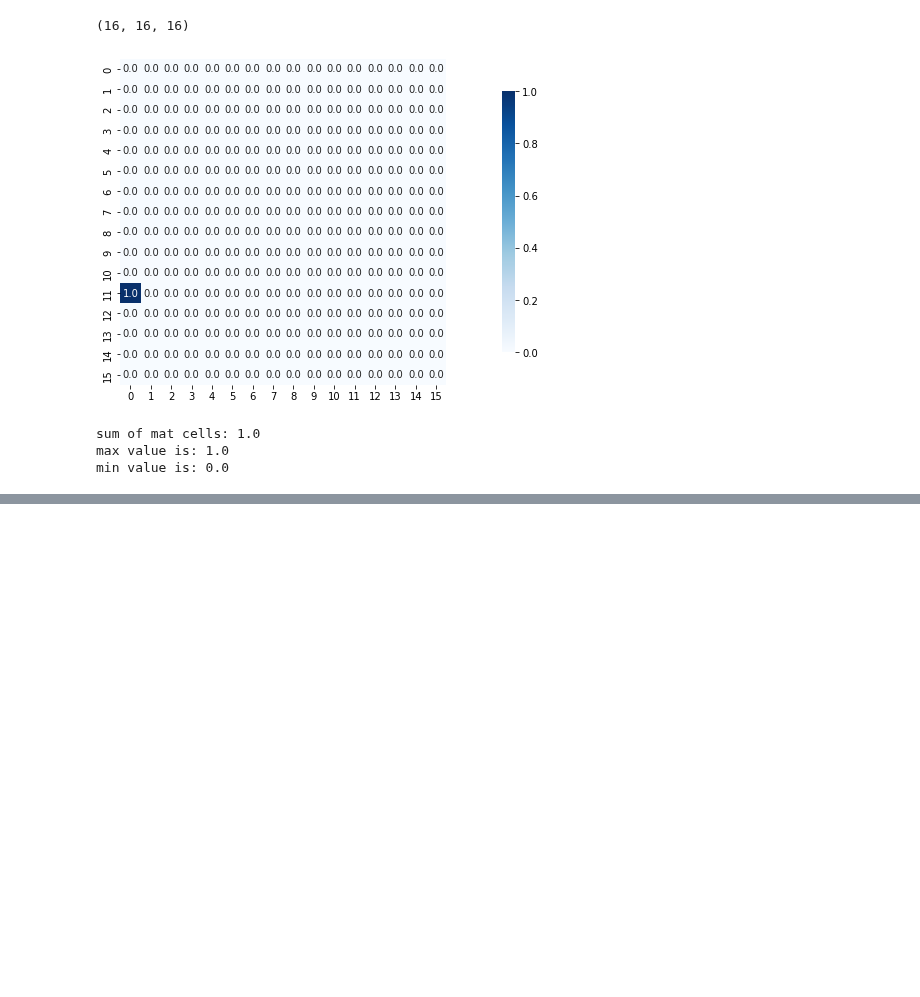
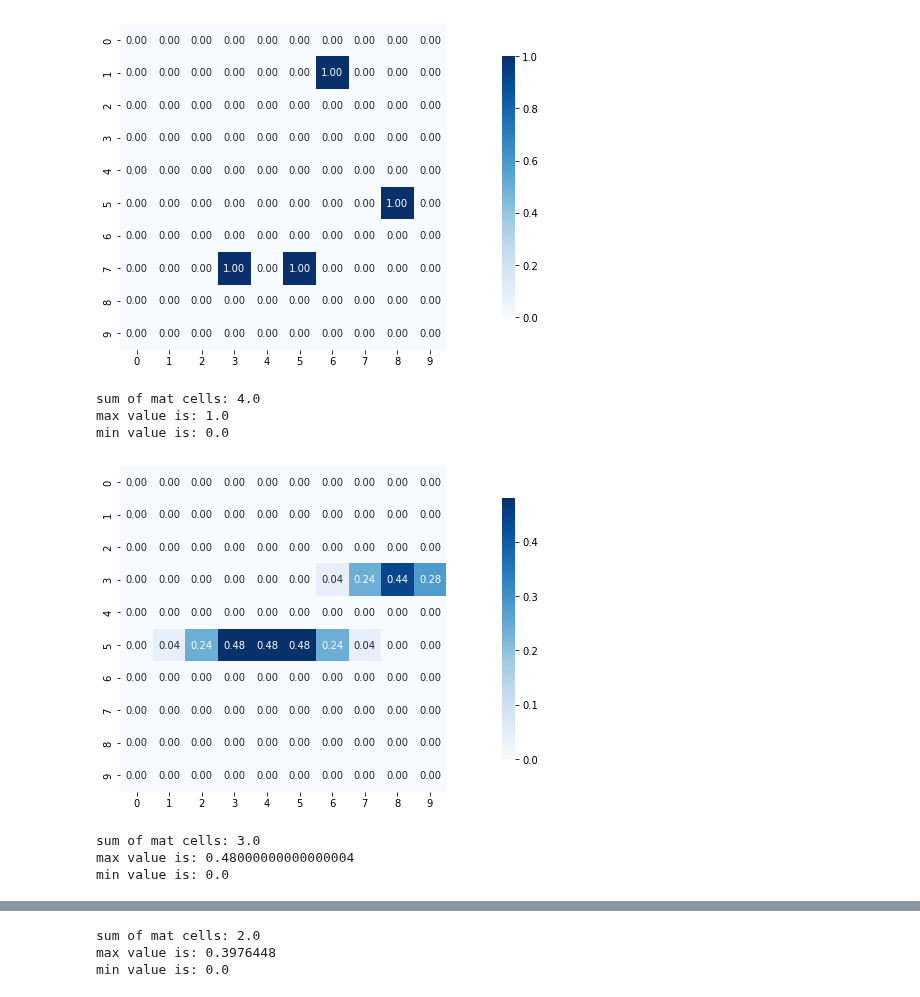
Before and after one commit to Elilgo324/dsd, a Jupyter notebook: stochastic.ipynb, the cells around one changed output, grey strips where cells are left out. Drawn from its saved outputs; the diff is of its cells as text; code cells hidden in the pictures; blank space fills up the shorter version.

```diff
--- a/stochastic.ipynb
+++ b/stochastic.ipynb
@@ -71,4 +65,32 @@ def advance(M):
+# %%
+def advance(M):
+    n_rows, n_cols = M.shape
+
+    # next rows
+    for r in range(n_rows-1,0,-1):
+        # c = 0
+        under = M[r-1][0]
+        right = M[r-1][1]
+        M[r][0] = under * (probs['left'] + probs['up']) + right * probs['right']
+
+        # c = n_cols-1
+        under = M[r-1][n_cols-1]
+        left = M[r-1][n_cols-2]
+        M[r][n_cols-1] = under * (probs['right'] + probs['up']) + left * probs['left']
+
+        for c in range(1,n_cols-1):
+            left = M[r-1][c-1]
+            under = M[r-1][c]
+            right = M[r-1][c+1]
+            M[r][c] = probs['left'] * left + probs['up'] * under + probs['right'] * right
+
+    # first row
+    for c in range(n_cols):
+        M[0][c] = 0
+
+    return M
 # %%
-T = size - min([a.y for a in agents])
+# maximal time
+T = b - min([a.y for a in agents])
 T
 # %% [output]
@@ -111,9 +97,0 @@ min value is: 0.0
-# %%
-print(PM.shape)
-show_grid(PM[3])
-# %% [output]
-(16, 16, 16)
-[figure, removed]
-sum of mat cells: 1.0
-max value is: 1.0
-min value is: 0.0
@@ -121,0 +98,22 @@ min value is: 0.0
+# %%
+# PM represents the expected amount of agents for each time and position
+PM = np.zeros((T,b,br))
+PMt = np.copy(PM0)
+PM[0] = PMt
+
+for t in range(1,T):
+    PMt = advance(PMt)
+    PM[t] = PMt
+
+show_grid(PM[0])
+show_grid(PM[2])
+show_grid(PM[T-1])
+# %% [output]
+[figure, added]
+sum of mat cells: 4.0
+max value is: 1.0
+min value is: 0.0
+[figure, added]
+sum of mat cells: 3.0
+max value is: 0.48000000000000004
+min value is: 0.0
@@ -121,0 +121,3 @@ min value is: 0.0
+sum of mat cells: 2.0
+max value is: 0.3976448
+min value is: 0.0
```
Also changed, not shown: parts of 20 cells of this notebook, 6 other files.
